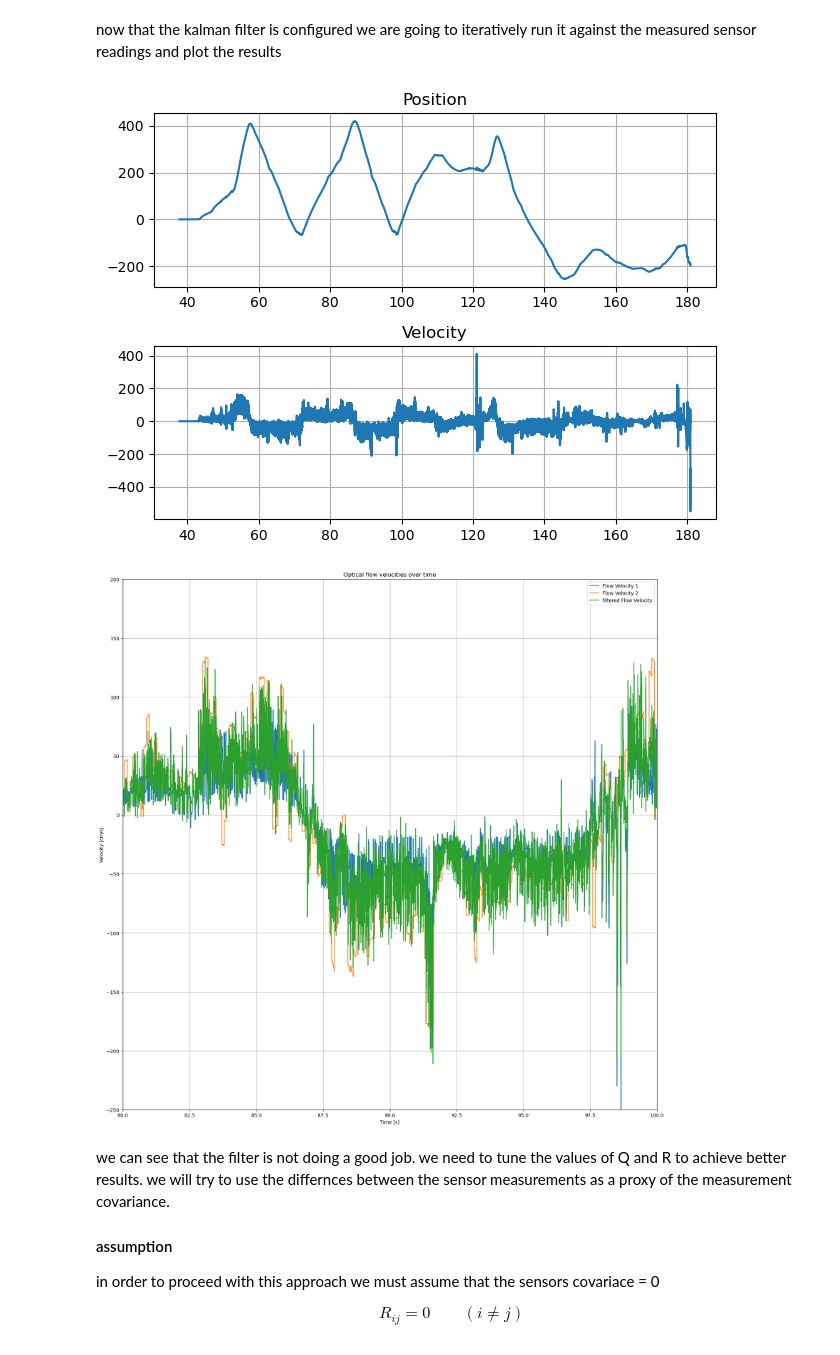
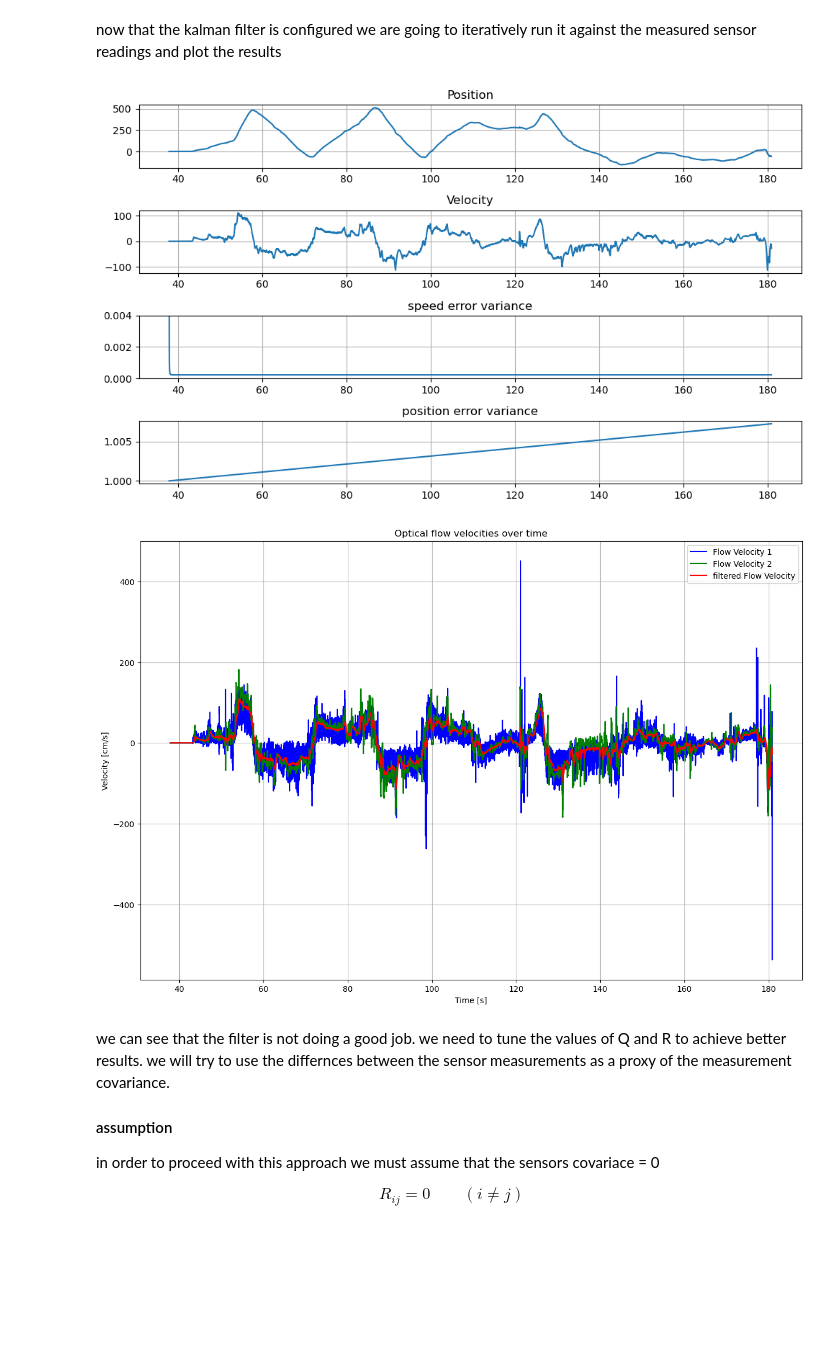
Before and after one commit to lior-sc/kalman_filter_notebook, a Jupyter notebook: kalman state estimator.ipynb, the cells around one changed output. Cells and saved outputs as stored; diff of their text form; code cells hidden in the pictures; blank space fills up the shorter version.

Commit message:
change covariance matrices documentation WIP

```diff
--- a/kalman state estimator.ipynb
+++ b/kalman state estimator.ipynb
@@ -291,16 +286,20 @@ let us define and use the kalman filter for the provided data
 # %%
 # create state observer variables
 kalman_dt = np.average(dt) * 1e-6  # convert to seconds
+acceleration_covariance = 1     # we do not know the acceleration covariance so we set it to 1
 
 A = np.array([[1, kalman_dt],
               [0, 1]])
 C = np.array([[0, 1],
               [0, 1]])
-Q = np.eye(2)
+Q = np.array([[0.25*kalman_dt**4, 0.5*kalman_dt**3],
+             [0.5*kalman_dt**3, kalman_dt**2]]) * acceleration_covariance
 
-R = np.eye(2)
+R = np.array([[0.1, 0],
+              [0, 0.1]])  # we assume that the measurement noise is 0.1 cm in both sensors
 
-P0 = np.eye(2)
+P0 = np.array([[1, 0],
+               [0, 1]])
 
 x0 = np.zeros([2,1])
 
@@ -310,50 +309,59 @@ kf = vflowKalmanFilterV1(A, C, Q, R, P0, x0)
 now that the kalman filter is configured we are going to iteratively run it against the measured sensor readings and plot the results
 # %%
 vflow_filtered = np.zeros([2,len(flow_velocity_1_cms)])
+kf_cov_eigenvals = np.zeros([2,len(flow_velocity_1_cms)])
 
 for i in range(len(flow_velocity_1_cms)):
     y = np.array([[flow_velocity_1_cms[i]],
                   [flow_velocity_2_cms[i]]])
-    # predict next state
-    kf.predict()
-    #update prediction according to readings
     kf.update(y)
 
     vflow_filtered[:,i] = kf.x.flatten()
+    kf_cov_eigenvals[:,i] = np.linalg.eigvals(kf.P).T
 # %%
-fig, (ax1, ax2) = plt.subplots(nrows=2, ncols=1)
+fig, (ax1, ax2, ax3, ax4) = plt.subplots(nrows=4, ncols=1)
+fig.set_size_inches(10, 6)
 
 ax1.plot(time_s, vflow_filtered[0,:], label='filtered Flow Position')
 ax1.set_title('Position')
 ax1.grid(True)
 
 ax2.plot(time_s, vflow_filtered[1,:], label='filtered Flow Velocity')
 ax2.set_title('Velocity')
 ax2.grid(True)
 
+# find the small eigenvalue of the covariance matrix
+ax3.plot(time_s, kf_cov_eigenvals[1,:], label='filtered speed error variance')
+ax3.set_title('speed error variance')
+ax3.grid(True)
+ax3.set_ylim([0,0.004])
+
+ax4.plot(time_s, kf_cov_eigenvals[0,:], label='filtered position error variance')
+ax4.set_title('position error variance')
+ax4.grid(True)
+
+
 plt.tight_layout()
 plt.show()
 # %% [output]
-[figure, old version]
+[figure, new version]
 # %%
 time_s = time_us * 1e-6
-plt.figure(figsize=(20, 20))
-plt.plot(time_s,flow_velocity_1_cms, label='Flow Velocity 1')
-plt.plot(time_s, flow_velocity_2_cms, label='Flow Velocity 2')
-plt.plot(time_s, vflow_filtered[1,:], label='filtered Flow Velocity')
-plt.grid(True);
+plt.figure(figsize=(15, 10))
+plt.plot(time_s,flow_velocity_1_cms, label='Flow Velocity 1', color='blue')
+plt.plot(time_s, flow_velocity_2_cms, label='Flow Velocity 2', color = 'green')
+plt.plot(time_s, vflow_filtered[1,:], label='filtered Flow Velocity', color='red')
+plt.grid(True)
 
 
 plt.title("Optical flow velocities over time")
 plt.xlabel("Time [s]")
 plt.ylabel("Velocity [cm/s]")
-plt.xlim([80,100])
-plt.ylim([-250,200])
 
 plt.legend()
 plt.show()
 # %% [output]
-[figure, old version]
+[figure, new version]
 # %% [markdown]
 we can see that the filter is not doing a good job. we need to tune the values of Q and R to achieve better results.
 we will try to use the differnces between the sensor measurements as a proxy of the measurement covariance.
```
Also changed, not shown: parts of 9 cells of this notebook.
